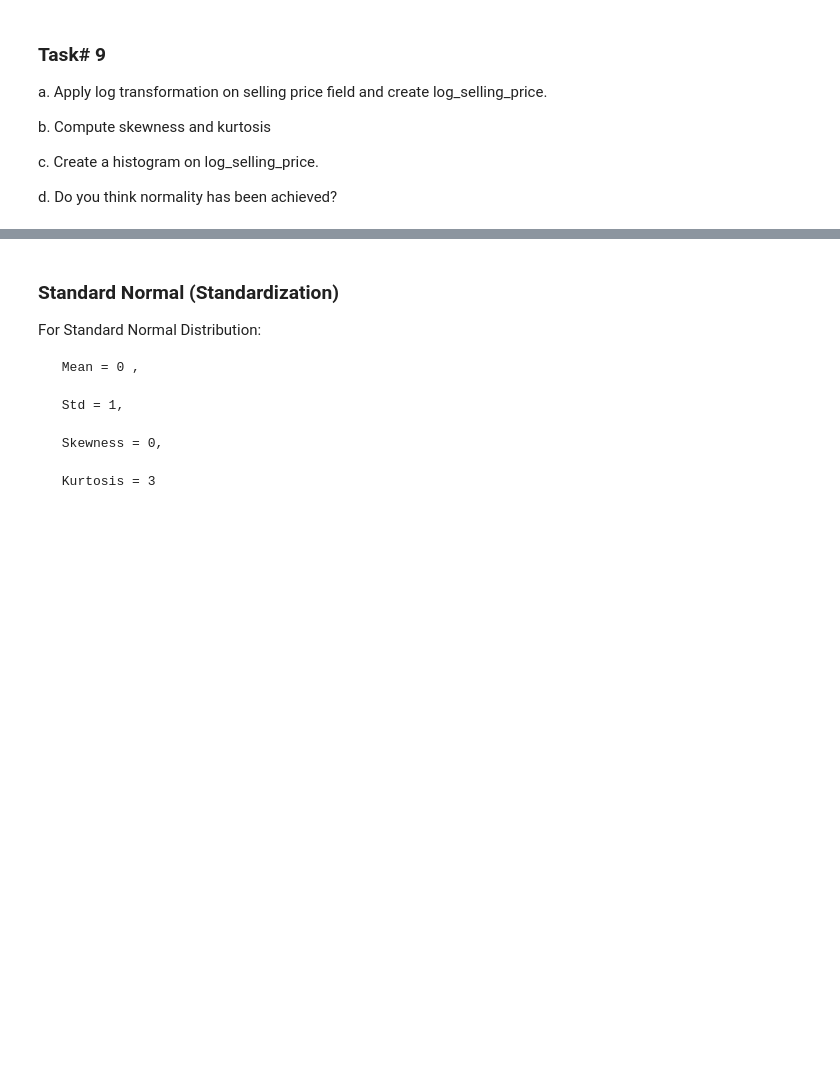
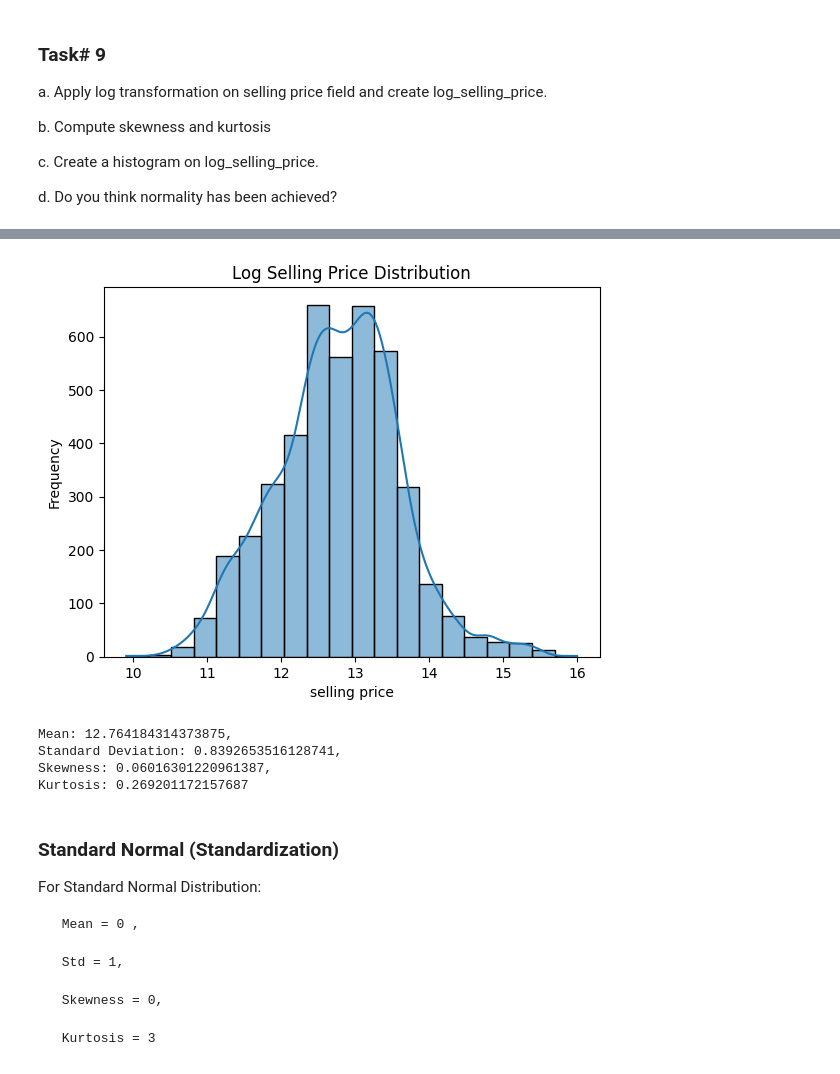
Before and after one commit to AyeshaAmjad0828/Data-Science-with-Python-101, a Jupyter notebook: Python Scripts - In Session/Data_Cleaning_&_Manipulation_Part_2.ipynb, the cells around one changed output, grey strips where cells are left out. Cells and saved outputs as stored; diff of their text form; code cells hidden in the pictures; blank space fills up the shorter version.

```diff
--- a/Python Scripts - In Session/Data_Cleaning_&_Manipulation_Part_2.ipynb
+++ b/Python Scripts - In Session/Data_Cleaning_&_Manipulation_Part_2.ipynb
@@ -73,3 +206,6 @@ b. Compute skewness and kurtosis
 c. Create a histogram on log_selling_price.
 
 d. Do you think normality has been achieved?
+# %%
+car['log_sales'] = np.log(car['selling_price'])
+car
@@ -76,3 +226,30 @@ d. Do you think normality has been achieved?
+# %%
+sn.histplot(car['log_sales'], bins = 20, edgecolor = 'black', kde=True)
+plt.title('Log Selling Price Distribution')
+plt.xlabel('selling price')
+plt.ylabel('Frequency')
+plt.show()
+# %% [output]
+[figure, added]
+# %%
+mean = car['log_sales'].mean()
+mean
+
+std = car['log_sales'].std()
+std
+
+skewness = car['log_sales'].skew()
+skewness
+
+kurtosis = car['log_sales'].kurtosis()
+kurtosis
+
+print(f"Mean: {mean}, \nStandard Deviation: {std}, \nSkewness: {skewness}, \nKurtosis: {kurtosis}")
+# %% [output]
+Mean: 12.764184314373875,
+Standard Deviation: 0.8392653516128741,
+Skewness: 0.06016301220961387,
+Kurtosis: 0.269201172157687
 # %% [markdown]
 ### Standard Normal (Standardization)
 For Standard Normal Distribution:
```
Also changed, not shown: parts of 27 cells of this notebook.
